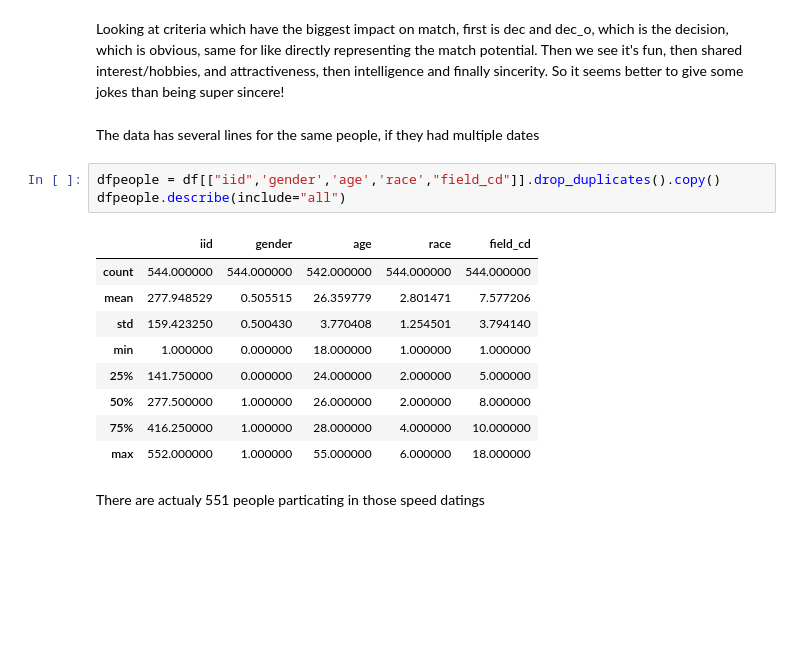
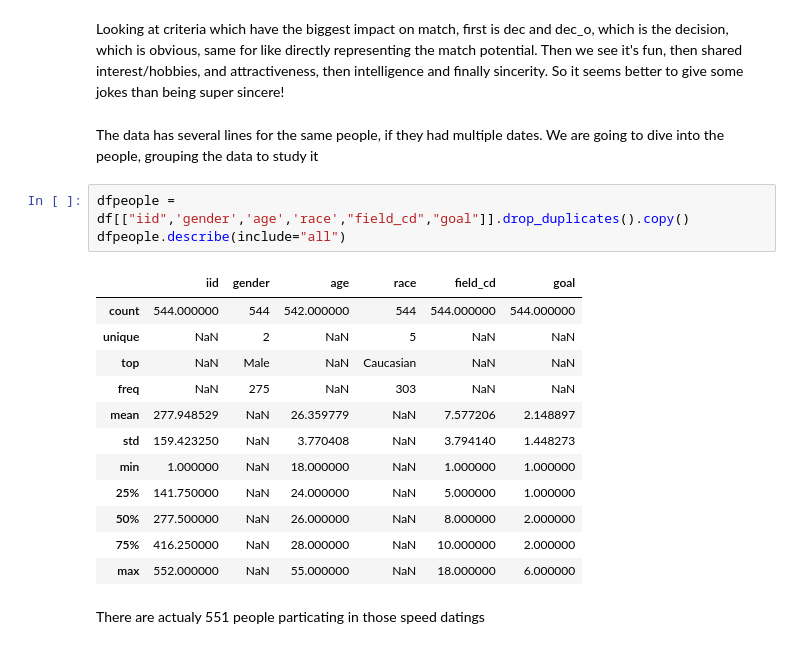
Before and after one commit to NicolasTFR/speeddating, a Jupyter notebook: speeddating.ipynb, the cells around one changed output. Drawn from its saved outputs; the diff is of its cells as text; blank space fills up the shorter version.

```diff
--- a/speeddating.ipynb
+++ b/speeddating.ipynb
@@ -205,20 +205,23 @@ Name: match, dtype: float64
 # %% [markdown]
 Looking at criteria which have the biggest impact on match, first is dec and dec_o, which is the decision, which is obvious, same for like directly representing the match potential. Then we see it's fun, then shared interest/hobbies, and attractiveness, then intelligence and finally sincerity. So it seems better to give some jokes than being super sincere!
 # %% [markdown]
-The data has several lines for the same people, if they had multiple dates
+The data has several lines for the same people, if they had multiple dates. We are going to dive into the people, grouping the data to study it
 # %%
-dfpeople = df[["iid",'gender','age','race',"field_cd"]].drop_duplicates().copy()
+dfpeople = df[["iid",'gender','age','race',"field_cd","goal"]].drop_duplicates().copy()
 dfpeople.describe(include="all")
 # %% [output]
-|  | iid | gender | age | race | field_cd |
-| count | 544.000000 | 544.000000 | 542.000000 | 544.000000 | 544.000000 |
-| mean | 277.948529 | 0.505515 | 26.359779 | 2.801471 | 7.577206 |
-| std | 159.423250 | 0.500430 | 3.770408 | 1.254501 | 3.794140 |
-| min | 1.000000 | 0.000000 | 18.000000 | 1.000000 | 1.000000 |
-| 25% | 141.750000 | 0.000000 | 24.000000 | 2.000000 | 5.000000 |
-| 50% | 277.500000 | 1.000000 | 26.000000 | 2.000000 | 8.000000 |
-| 75% | 416.250000 | 1.000000 | 28.000000 | 4.000000 | 10.000000 |
-| max | 552.000000 | 1.000000 | 55.000000 | 6.000000 | 18.000000 |
+|  | iid | gender | age | race | field_cd | goal |
+| count | 544.000000 | 544 | 542.000000 | 544 | 544.000000 | 544.000000 |
+| unique | NaN | 2 | NaN | 5 | NaN | NaN |
+| top | NaN | Male | NaN | Caucasian | NaN | NaN |
+| freq | NaN | 275 | NaN | 303 | NaN | NaN |
+| mean | 277.948529 | NaN | 26.359779 | NaN | 7.577206 | 2.148897 |
+| std | 159.423250 | NaN | 3.770408 | NaN | 3.794140 | 1.448273 |
+| min | 1.000000 | NaN | 18.000000 | NaN | 1.000000 | 1.000000 |
+| 25% | 141.750000 | NaN | 24.000000 | NaN | 5.000000 | 1.000000 |
+| 50% | 277.500000 | NaN | 26.000000 | NaN | 8.000000 | 2.000000 |
+| 75% | 416.250000 | NaN | 28.000000 | NaN | 10.000000 | 2.000000 |
+| max | 552.000000 | NaN | 55.000000 | NaN | 18.000000 | 6.000000 |
 # %% [markdown]
 There are actualy 551 people particating in those speed datings
 # %%
```
Also changed, not shown: parts of 18 cells of this notebook.
